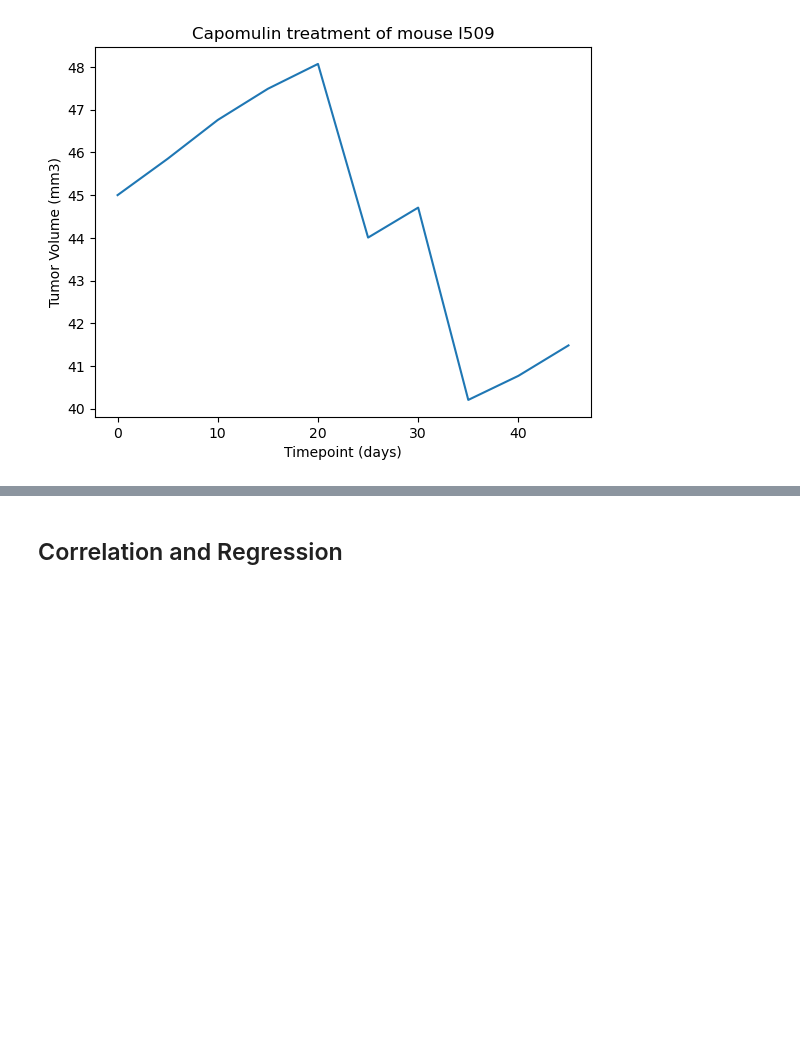
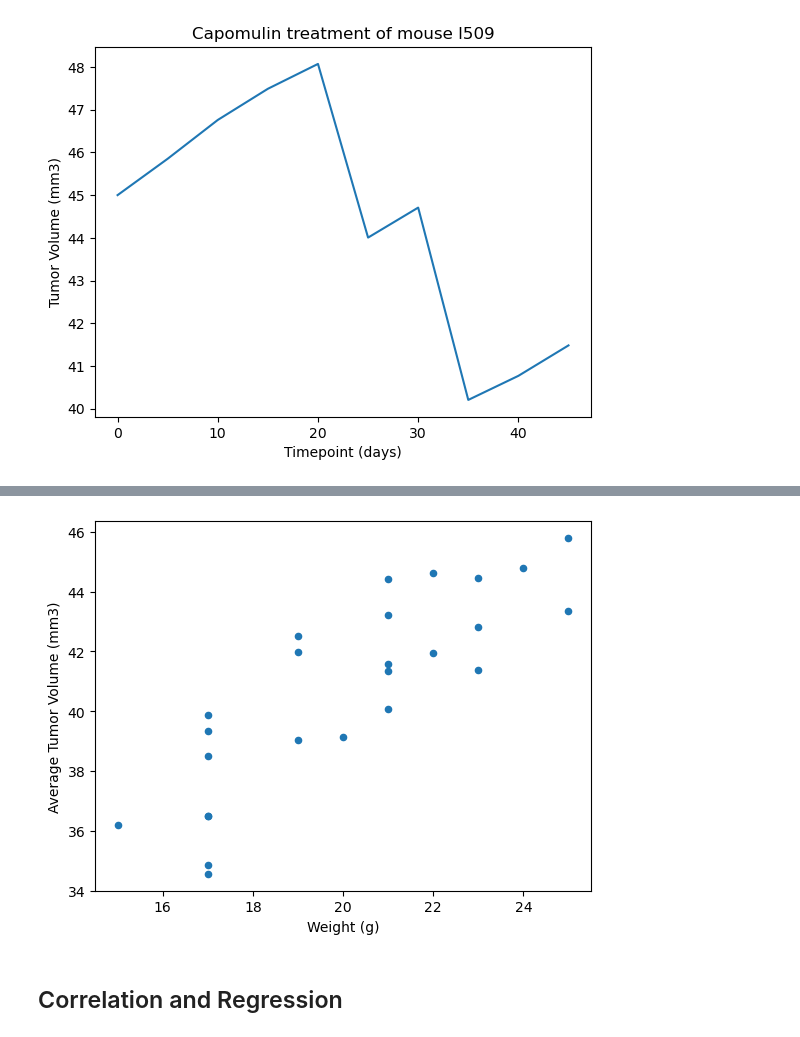
Before and after one commit to cjhornung/visualization-challenge, a Jupyter notebook: Pymaceuticals/pymaceuticals_starter.ipynb, the cells around one changed output, grey strips where cells are left out. Drawn from its saved outputs; the diff is of its cells as text; code cells hidden in the pictures; blank space fills up the shorter version.

```diff
--- a/Pymaceuticals/pymaceuticals_starter.ipynb
+++ b/Pymaceuticals/pymaceuticals_starter.ipynb
@@ -219,3 +222,16 @@ Ceftamin's potential outliers: Series([], Name: Tumor Volume (mm3), dtype: float
+# %%
+# Generate a scatter plot of mouse weight vs. the average observed tumor volume for the entire Capomulin regimen
+capomulin_df=clean_merge_df.loc[clean_merge_df["Drug Regimen"] == "Capomulin"]
+capomulin_weight=capomulin_df.groupby(['Mouse ID','Weight (g)'])['Tumor Volume (mm3)'].mean()
+capomulin_weight_df=pd.DataFrame(capomulin_weight)
+x_axis=[]
+for i in capomulin_weight_df.index:
+    x_axis.append(i[1])
+capomulin_weight_df=pd.DataFrame({'Weight (g)':x_axis,'Average Tumor Volume (mm3)':capomulin_weight.array})
+capomulin_weight_df.plot(kind="scatter", x='Weight (g)',y='Average Tumor Volume (mm3)')
+plt.show()
+# %% [output]
+[figure, added]
 # %% [markdown]
 ## Correlation and Regression
 # %%
```
Also changed, not shown: parts of 4 cells of this notebook.
